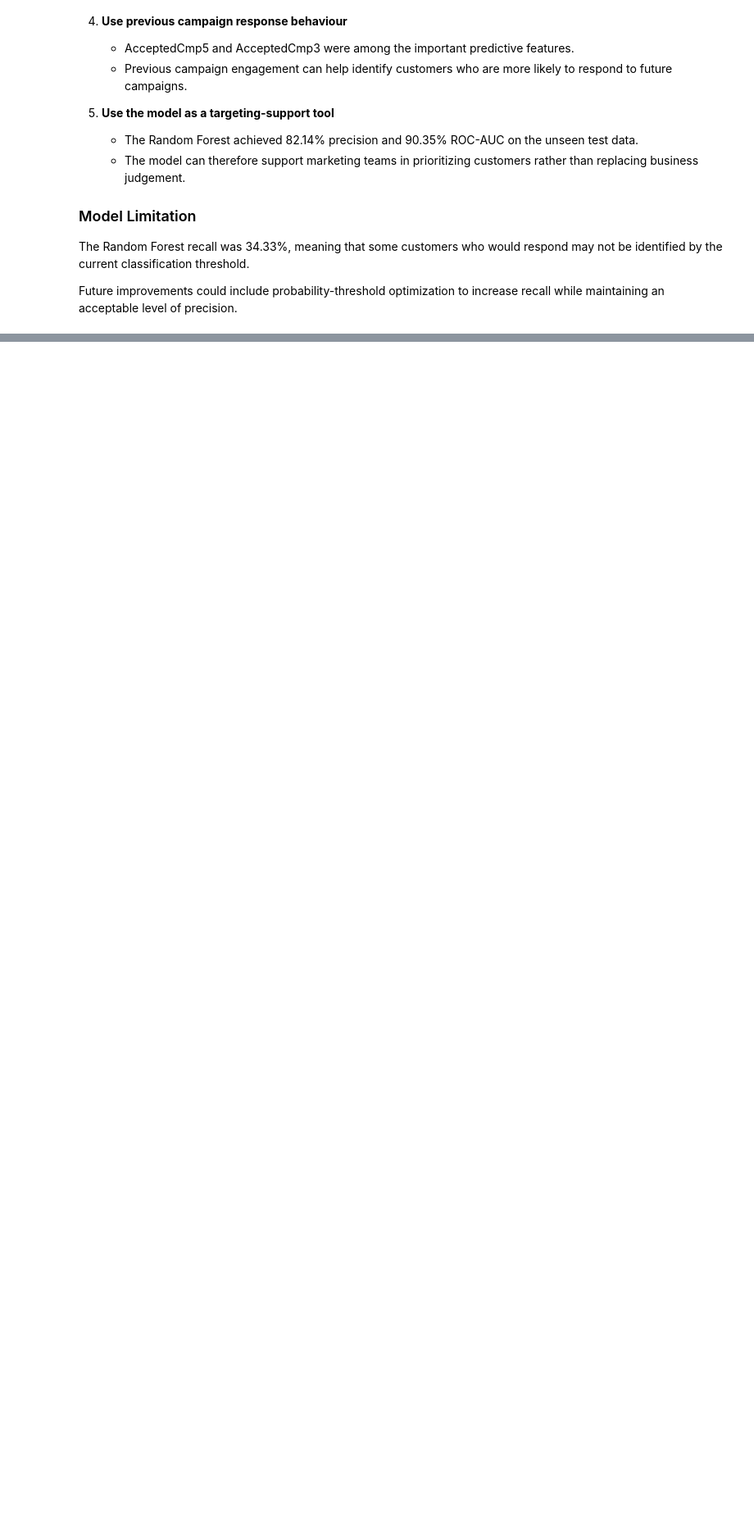
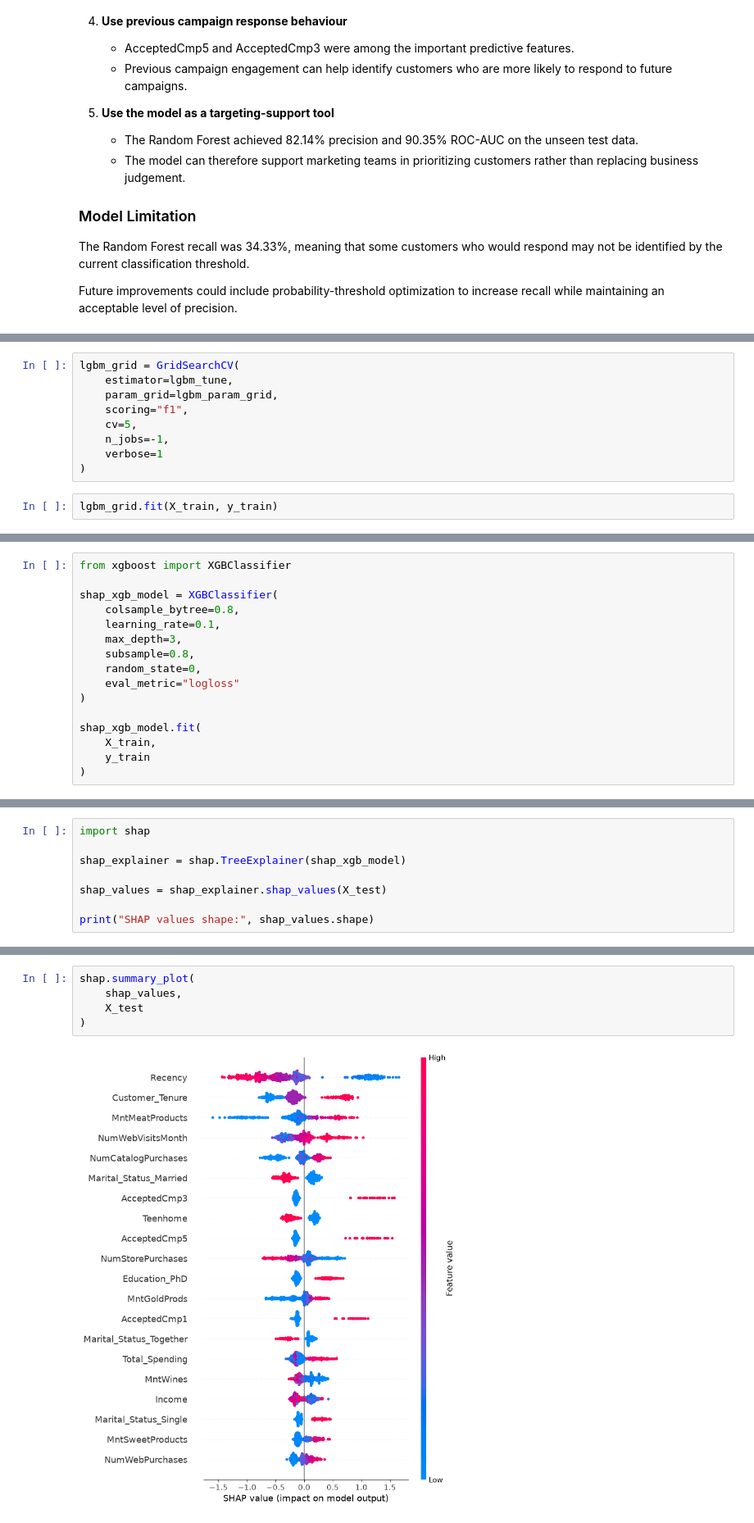
Before and after one commit to GomsVenky/customer-behavior-prediction, a Jupyter notebook: notebooks/01_data_exploration.ipynb, the cells around one changed output, grey strips where cells are left out. Shown at 82% size. Saved outputs shown, nothing was run; the diff lists cells and outputs as text; blank space fills up the shorter version.

```diff
--- a/notebooks/01_data_exploration.ipynb
+++ b/notebooks/01_data_exploration.ipynb
@@ -2360,0 +3112,11 @@ Future improvements could include probability-threshold optimization to increase
+# %%
+lgbm_grid = GridSearchCV(
+    estimator=lgbm_tune,
+    param_grid=lgbm_param_grid,
+    scoring="f1",
+    cv=5,
+    n_jobs=-1,
+    verbose=1
+)
+# %%
+lgbm_grid.fit(X_train, y_train)
@@ -2360,0 +3636,16 @@ Future improvements could include probability-threshold optimization to increase
+# %%
+from xgboost import XGBClassifier
+
+shap_xgb_model = XGBClassifier(
+    colsample_bytree=0.8,
+    learning_rate=0.1,
+    max_depth=3,
+    subsample=0.8,
+    random_state=0,
+    eval_metric="logloss"
+)
+
+shap_xgb_model.fit(
+    X_train,
+    y_train
+)
@@ -2360,0 +3672,8 @@ Future improvements could include probability-threshold optimization to increase
+# %%
+import shap
+
+shap_explainer = shap.TreeExplainer(shap_xgb_model)
+
+shap_values = shap_explainer.shap_values(X_test)
+
+print("SHAP values shape:", shap_values.shape)
@@ -2360,0 +3682,7 @@ Future improvements could include probability-threshold optimization to increase
+# %%
+shap.summary_plot(
+    shap_values,
+    X_test
+)
+# %% [output]
+[figure, added]
```
Also changed, not shown: parts of 149 cells of this notebook, 6 other files.
